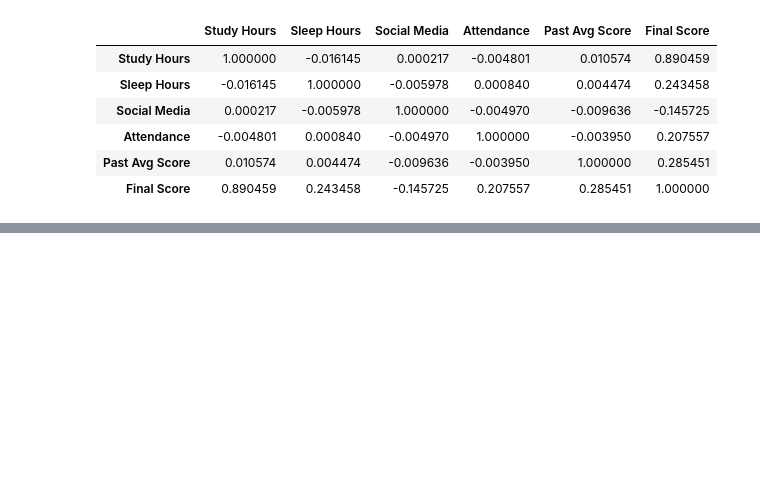
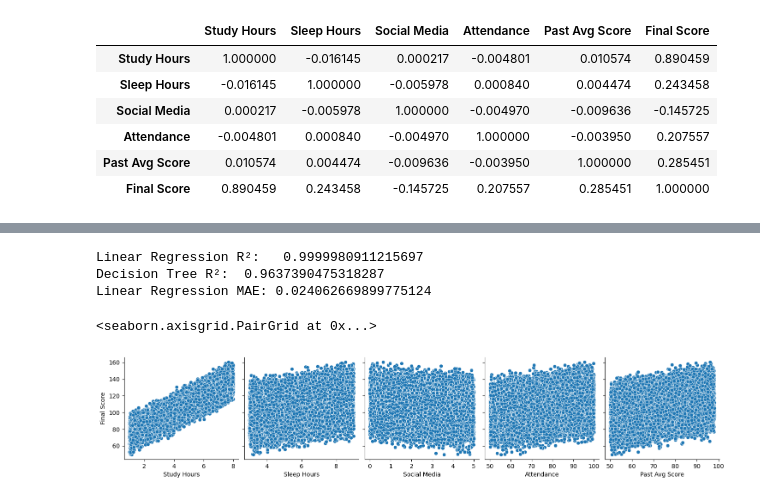
Before and after one commit to Karthik9512/Smart-Study-Habit-Analyzer-Grade-Predictor, a Jupyter notebook: main_model.ipynb, the cells around one changed output, grey strips where cells are left out. Cells and saved outputs as stored; diff of their text form; code cells hidden in the pictures; blank space fills up the shorter version.

```diff
--- a/main_model.ipynb
+++ b/main_model.ipynb
@@ -72,0 +121,21 @@ student.corr()
+# %%
+from sklearn.metrics import mean_absolute_error, r2_score
+
+print('Linear Regression R²:  ', r2_score(y_test, y_pred_lr))
+print('Decision Tree R²: ', r2_score(y_test, y_pred_dt))
+print("Linear Regression MAE:", mean_absolute_error(y_test, y_pred_lr))
+# %% [output]
+Linear Regression R²:   0.9999980911215697
+Decision Tree R²:  0.9637390475318287
+Linear Regression MAE: 0.024062669899775124
+# %%
+# Visualition
+
+sns.pairplot(student,
+             x_vars=['Study Hours', 'Sleep Hours', 'Social Media', 'Attendance', 'Past Avg Score'],
+             y_vars='Final Score',
+             height=3,
+             kind='scatter')
+# %% [output]
+<seaborn.axisgrid.PairGrid at 0x...>
+[figure, added]
```
Also changed, not shown: parts of 15 cells of this notebook, 1 other file.
